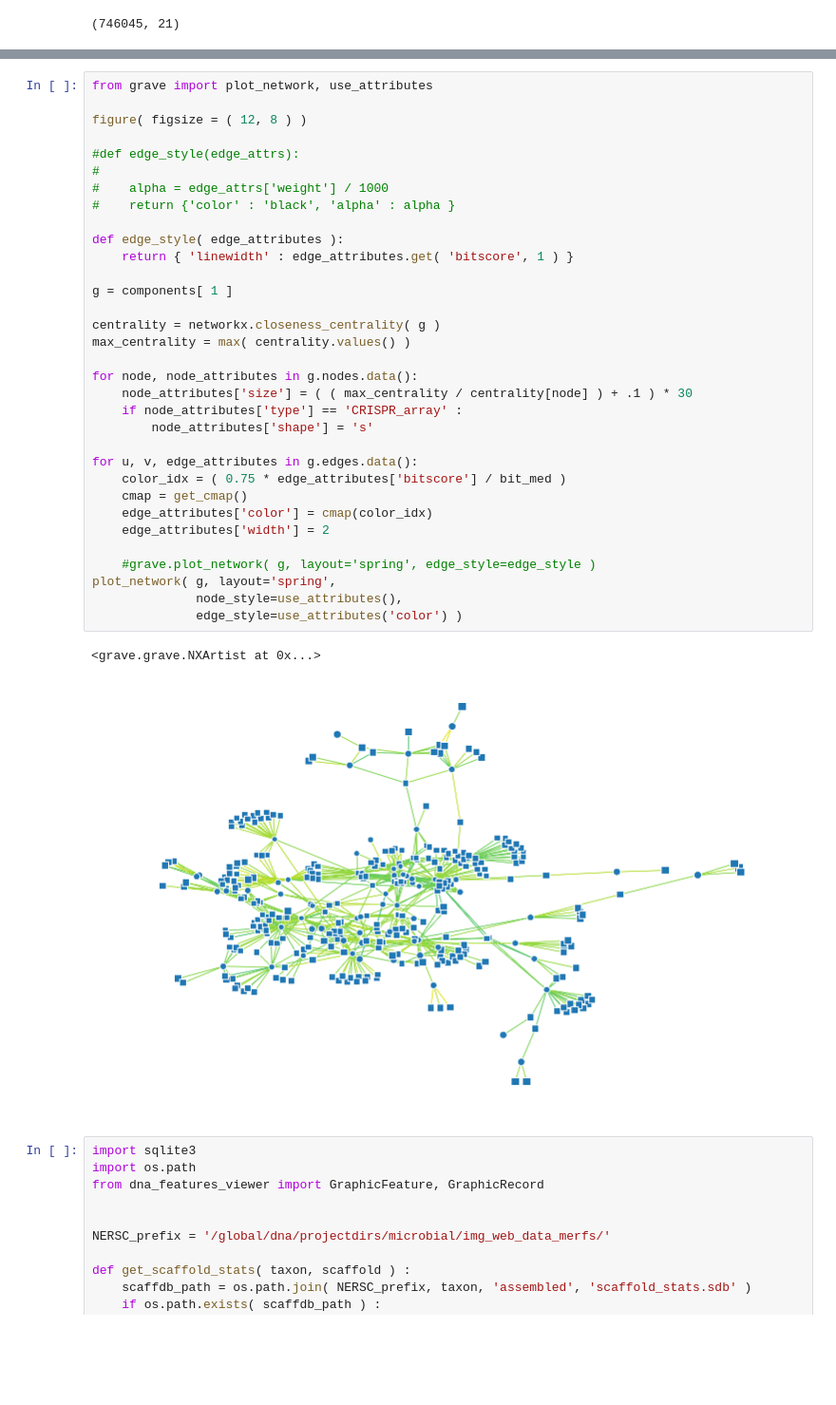
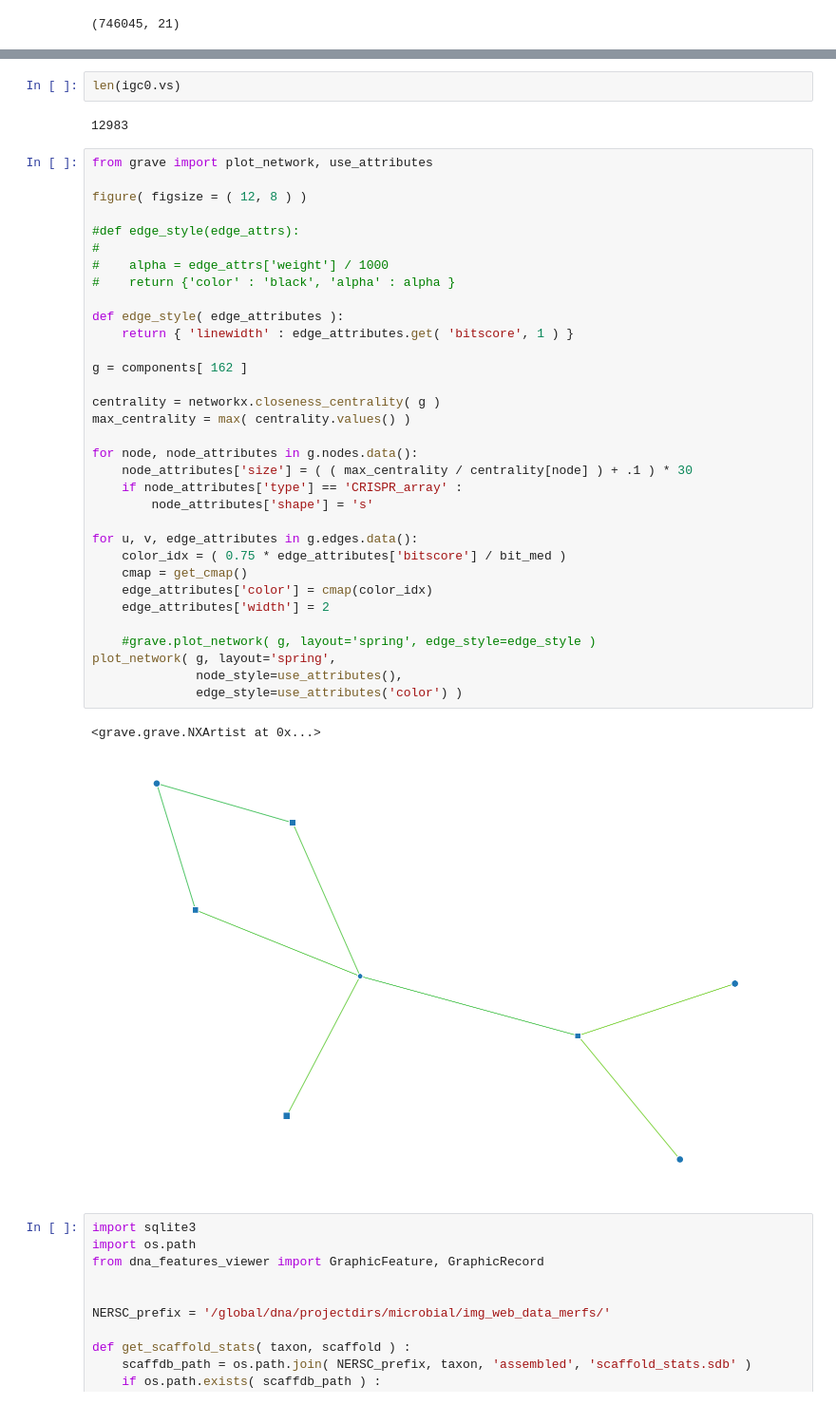
Before and after one commit to camillescott/viralnet, a Jupyter notebook: ViralNetworks.ipynb, the cells around one changed output, grey strips where cells are left out. Shown at 95% size. Cells and saved outputs as stored; diff of their text form; blank space fills up the shorter version.

```diff
--- a/ViralNetworks.ipynb
+++ b/ViralNetworks.ipynb
@@ -206,3 +240,7 @@ metadata.shape
+# %%
+len(igc0.vs)
+# %% [output]
+12983
 # %%
 from grave import plot_network, use_attributes
 
@@ -210,35 +248,35 @@ figure( figsize = ( 12, 8 ) )
 
 #def edge_style(edge_attrs):
 #
 #    alpha = edge_attrs['weight'] / 1000
 #    return {'color' : 'black', 'alpha' : alpha }
 
 def edge_style( edge_attributes ):
     return { 'linewidth' : edge_attributes.get( 'bitscore', 1 ) }
 
-g = components[ 1 ]
+g = components[ 162 ]
 
 centrality = networkx.closeness_centrality( g )
 max_centrality = max( centrality.values() )
 
 for node, node_attributes in g.nodes.data():
     node_attributes['size'] = ( ( max_centrality / centrality[node] ) + .1 ) * 30
     if node_attributes['type'] == 'CRISPR_array' :
         node_attributes['shape'] = 's'
 
 for u, v, edge_attributes in g.edges.data():
     color_idx = ( 0.75 * edge_attributes['bitscore'] / bit_med )
     cmap = get_cmap()
     edge_attributes['color'] = cmap(color_idx)
     edge_attributes['width'] = 2
 
     #grave.plot_network( g, layout='spring', edge_style=edge_style )
 plot_network( g, layout='spring',
               node_style=use_attributes(),
               edge_style=use_attributes('color') )
 # %% [output]
 <grave.grave.NXArtist at 0x...>
-[figure, old version]
+[figure, new version]
 # %%
 import sqlite3
 import os.path
```
Also changed, not shown: parts of 7 cells of this notebook, 1 other file.
